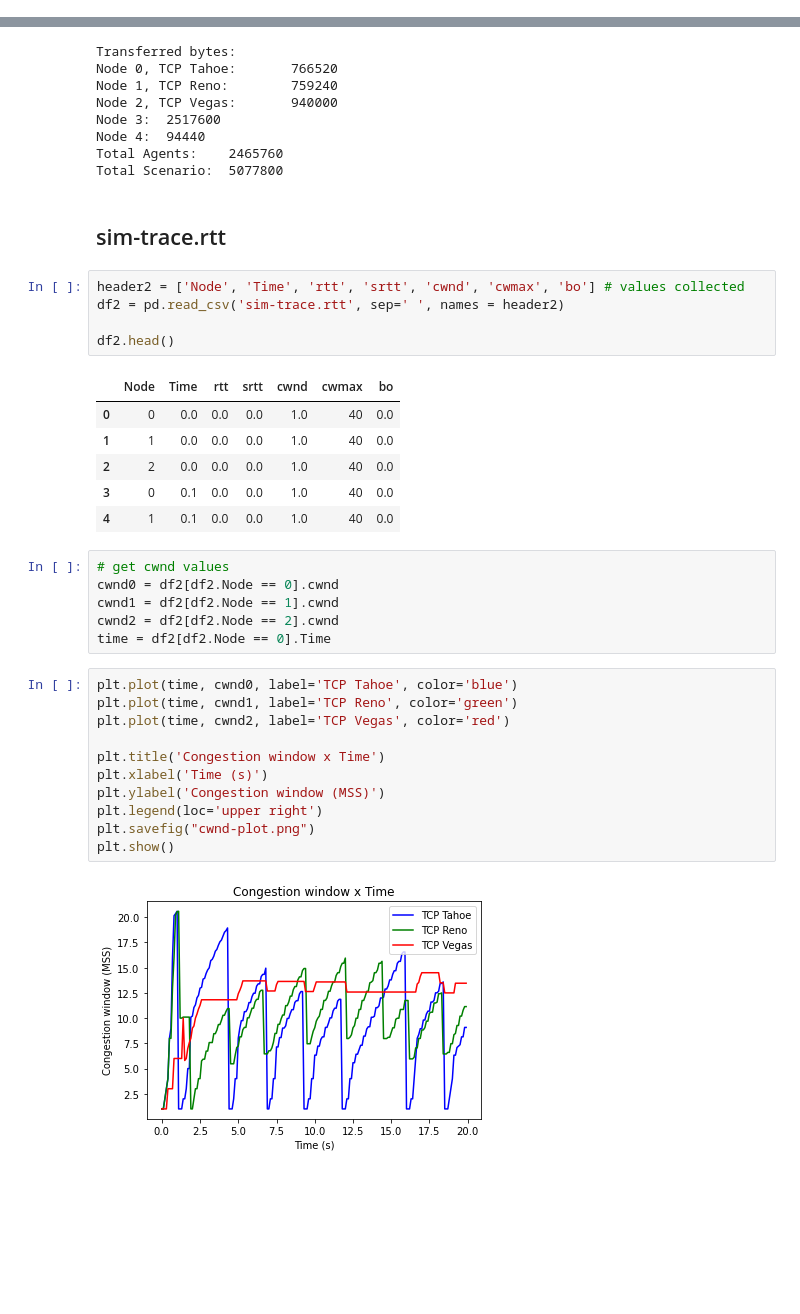
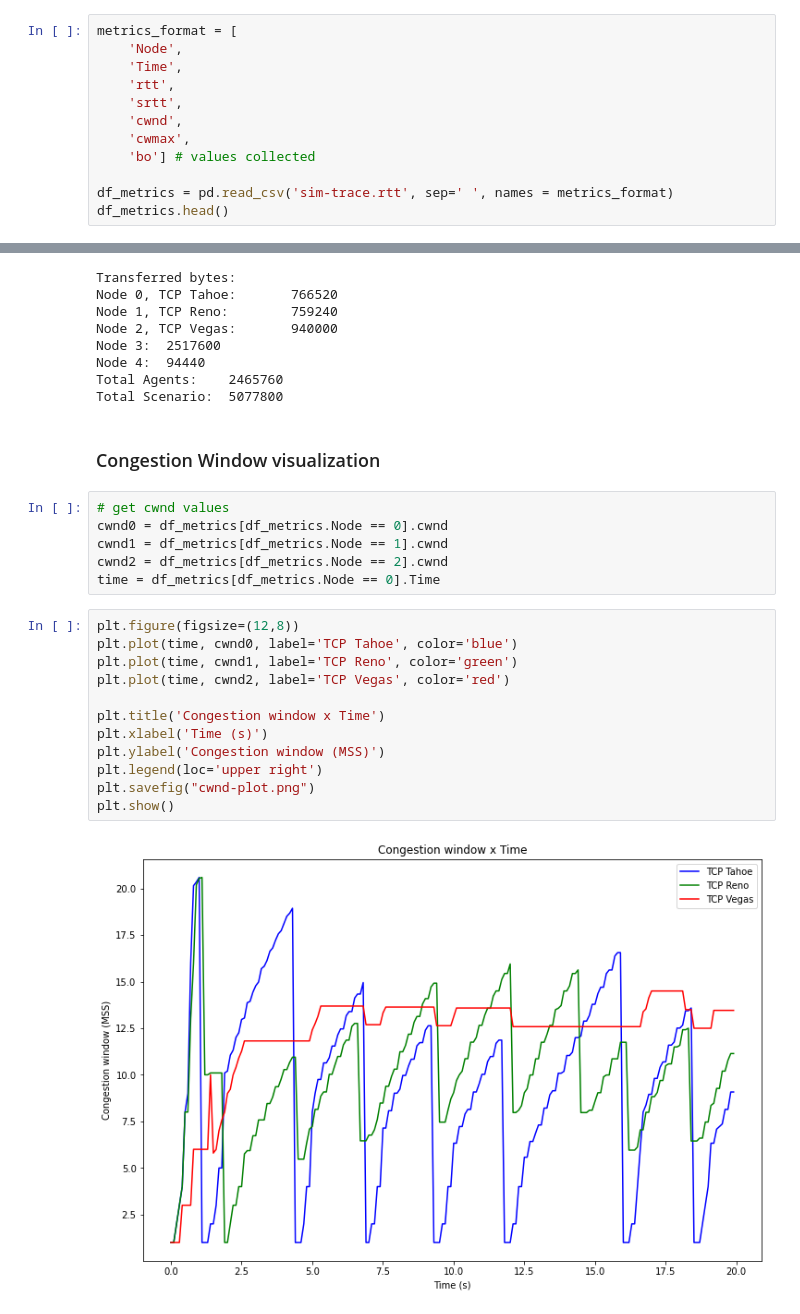
Before and after one commit to albeertito7/Communication-Services-and-Security, a Jupyter notebook: exercise2/process-data.ipynb, the cells around one changed output, grey strips where cells are left out. Drawn from its saved outputs; the diff is of its cells as text; blank space fills up the shorter version.

```diff
--- a/exercise2/process-data.ipynb
+++ b/exercise2/process-data.ipynb
@@ -44,0 +66,12 @@ memory usage: 2.6+ MB
+# %%
+metrics_format = [
+    'Node',
+    'Time',
+    'rtt',
+    'srtt',
+    'cwnd',
+    'cwmax',
+    'bo'] # values collected
+
+df_metrics = pd.read_csv('sim-trace.rtt', sep=' ', names = metrics_format)
+df_metrics.head()
@@ -100,36 +140,25 @@ Node 3:  2517600
 Node 4:  94440
 Total Agents:    2465760
 Total Scenario:  5077800
-# %% [markdown]
-## sim-trace.rtt
-# %%
-header2 = ['Node', 'Time', 'rtt', 'srtt', 'cwnd', 'cwmax', 'bo'] # values collected
-df2 = pd.read_csv('sim-trace.rtt', sep=' ', names = header2)
-
-df2.head()
-# %% [output]
-|  | Node | Time | rtt | srtt | cwnd | cwmax | bo |
-| 0 | 0 | 0.0 | 0.0 | 0.0 | 1.0 | 40 | 0.0 |
-| 1 | 1 | 0.0 | 0.0 | 0.0 | 1.0 | 40 | 0.0 |
-| 2 | 2 | 0.0 | 0.0 | 0.0 | 1.0 | 40 | 0.0 |
-| 3 | 0 | 0.1 | 0.0 | 0.0 | 1.0 | 40 | 0.0 |
-| 4 | 1 | 0.1 | 0.0 | 0.0 | 1.0 | 40 | 0.0 |
+# %% [markdown]
+### Congestion Window visualization
 # %%
 # get cwnd values
-cwnd0 = df2[df2.Node == 0].cwnd
-cwnd1 = df2[df2.Node == 1].cwnd
-cwnd2 = df2[df2.Node == 2].cwnd
-time = df2[df2.Node == 0].Time
+cwnd0 = df_metrics[df_metrics.Node == 0].cwnd
+cwnd1 = df_metrics[df_metrics.Node == 1].cwnd
+cwnd2 = df_metrics[df_metrics.Node == 2].cwnd
+time = df_metrics[df_metrics.Node == 0].Time
 # %%
+plt.figure(figsize=(12,8))
 plt.plot(time, cwnd0, label='TCP Tahoe', color='blue')
 plt.plot(time, cwnd1, label='TCP Reno', color='green')
 plt.plot(time, cwnd2, label='TCP Vegas', color='red')
 
 plt.title('Congestion window x Time')
 plt.xlabel('Time (s)')
 plt.ylabel('Congestion window (MSS)')
 plt.legend(loc='upper right')
 plt.savefig("cwnd-plot.png")
 plt.show()
 # %% [output]
-[figure, old version]
+[figure, new version]
```
Also changed, not shown: parts of 11 cells of this notebook.
